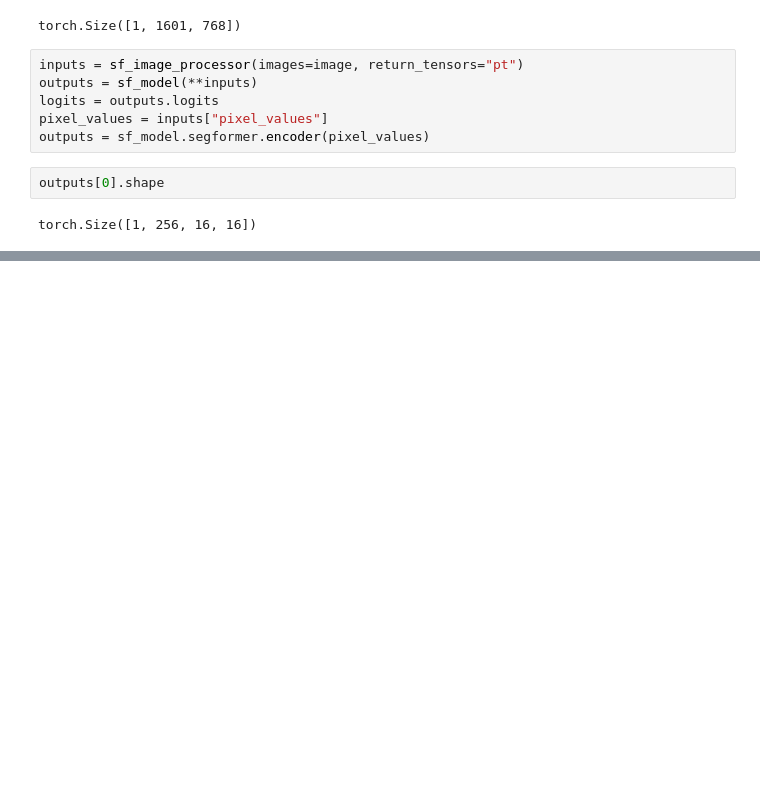
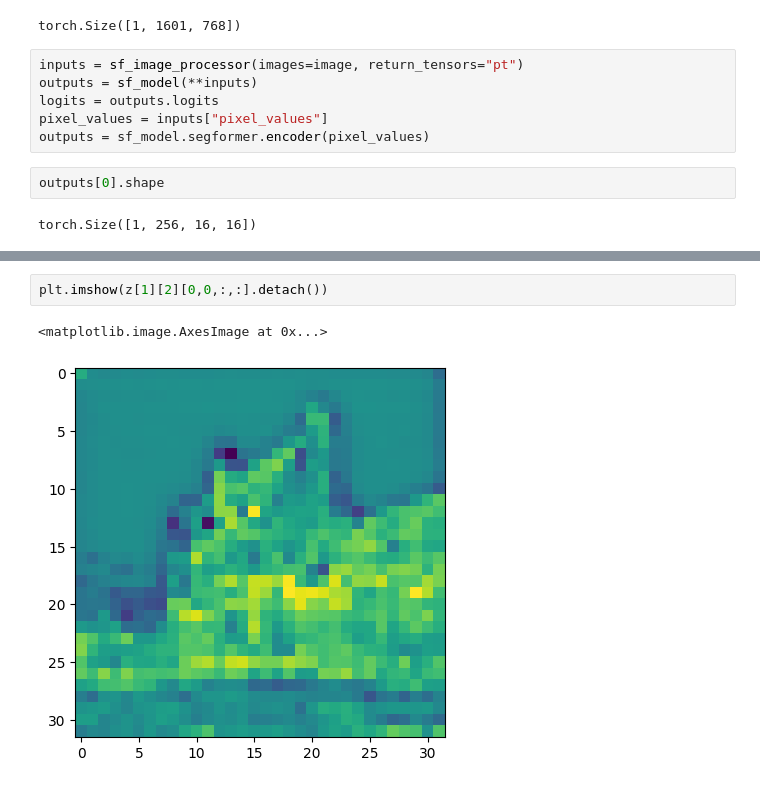
Before and after one commit to danjacobellis/CMMR, a Jupyter notebook: ade20k.ipynb, the cells around one changed output, grey strips where cells are left out. Cells and saved outputs as stored; diff of their text form; blank space fills up the shorter version.

```diff
--- a/ade20k.ipynb
+++ b/ade20k.ipynb
@@ -36,0 +69,5 @@ torch.Size([1, 256, 16, 16])
+# %%
+plt.imshow(z[1][2][0,0,:,:].detach())
+# %% [output]
+<matplotlib.image.AxesImage at 0x...>
+[figure, added]
```
Also changed, not shown: parts of 9 cells of this notebook.
